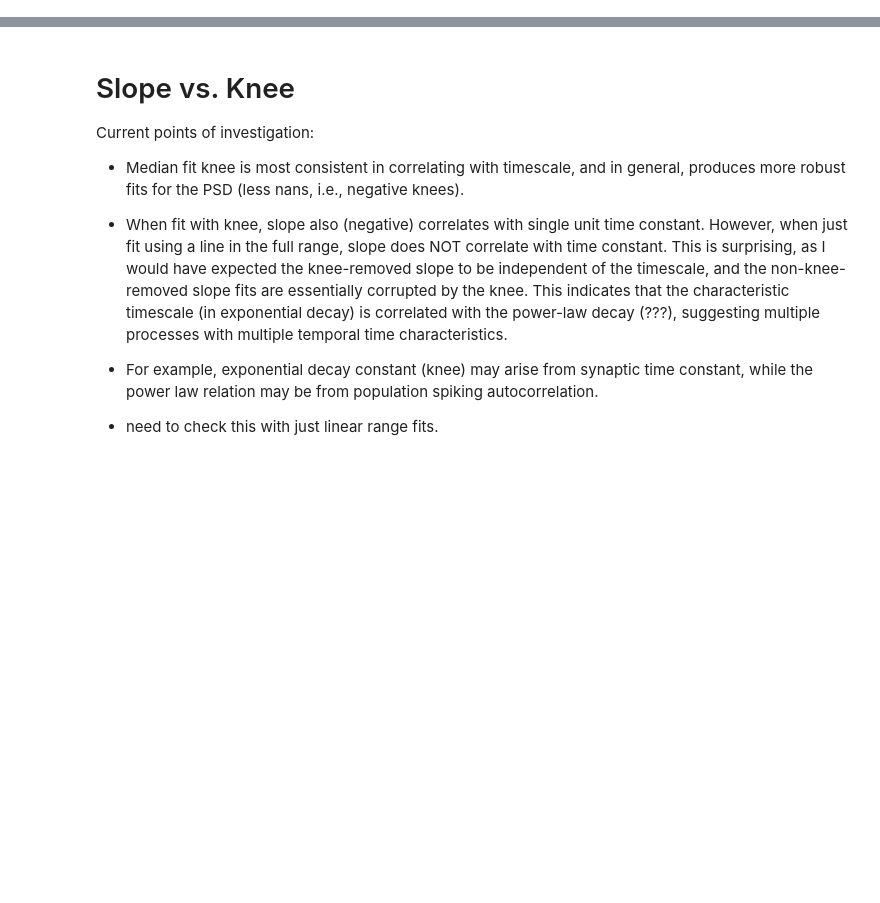
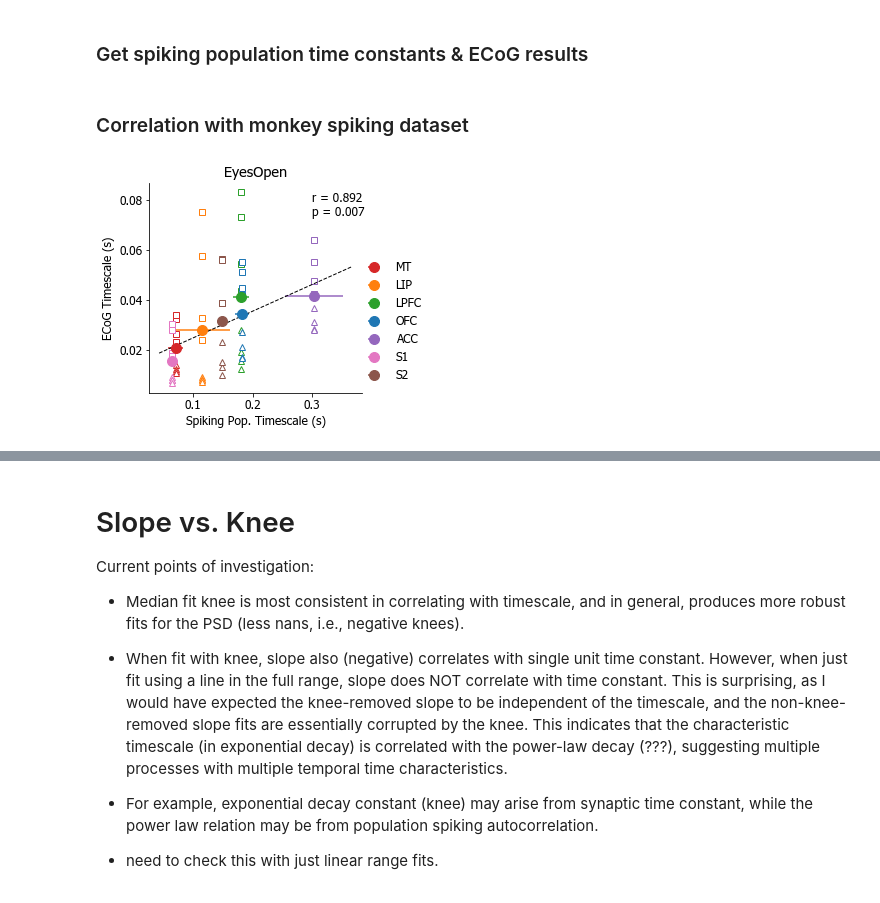
Before and after one commit to rdgao/field-echos, a Jupyter notebook: notebooks/viz_NeuroTycho-SU.ipynb, the cells around one changed output, grey strips where cells are left out. Drawn from its saved outputs; the diff is of its cells as text; code cells hidden in the pictures; blank space fills up the shorter version.

Commit message:
starting reorg, monkey notebook is finalized and pretty

```diff
--- a/notebooks/viz_NeuroTycho-SU.ipynb
+++ b/notebooks/viz_NeuroTycho-SU.ipynb
@@ -266,0 +37,60 @@ However, there is a conversion factor of ~0.1 from ECoG to spiking, i.e. ECoG ti
+# %% [markdown]
+### Get spiking population time constants & ECoG results
+# %%
+# get mean population time constants, values grabbed from Murray et al., 2014
+cell_ts = {'MT':[77.,64.], 'LIP':[138., 91.], 'LPFC':[184.,180.,195.,162.], 'OFC':[176.,188.], 'ACC':[313.,340.,257.], 'S1':[65.], 'S2':[149.]}
+cell_ts_avg = {k: np.array([np.mean(np.array(v)/1e3), stats.sem(np.array(v)/1e3)*2]) for k,v in cell_ts.items()}
+
+# electrode indices for each of the corresponding areas in each monkey
+loc_inds_chibi = {'MT':[3,4,109], 'LIP':[10,11], 'LPFC':[14,15,25,26], 'OFC':[23,34,45], 'ACC':[52,57,58,59], 'S1':[9,19], 'S2':[95,108]}
+loc_inds_george = {'MT':[4,13,22], 'LIP':[10,11,20,21], 'LPFC':[15,24,25,26], 'OFC':[45,66], 'ACC':[52,57,58,59], 'S1':[18,19,30], 'S2':[1,2,9,108]}
+loc_inds = {'Chibi': loc_inds_chibi, 'George': loc_inds_george}
+
+area_ord = [3,1,2,0,4,6,5] # color order to match Murray figure
+
+# load ecog results dataframe
+df_combined = pd.read_csv('../data/df_macaque.csv', index_col=0)
+# %% [markdown]
+### Correlation with monkey spiking dataset
+# %%
+# define querying condition
+feature = 'tau'
+cond_query = 'EyesOpen'
+df_cond = df_combined[df_combined['cond']==cond_query]
+
+# plot
+plt.figure(figsize=(4,4))
+ecog_ts_avg = {}
+# plot per session average across electrodes
+for i, k in enumerate(cell_ts.keys()):
+    sesh_mkrs = [] # hack to save the session marker for next plot
+    ecog_ts_avg[k] = []
+    for s in df_cond['session_id'].unique():
+        df_sesh = df_cond[df_cond['session_id']==s]
+        patient = df_sesh['patient'].iloc[0]
+
+        # loc_inds has the ecog electrode indices that fall into each area
+        region_inds = loc_inds[patient][k]
+        marker = 's' if patient == 'George' else '^'
+        sesh_mkrs.append(marker)
+        ecog_ts_sess_avg = df_sesh.loc[df_sesh['chan'].isin(region_inds)].mean()[feature]
+        ecog_ts_avg[k].append(ecog_ts_sess_avg)
+        plt.plot(cell_ts_avg[k][0], ecog_ts_sess_avg, marker,color=C_ORD[area_ord[i]], ms=6, mfc='w')
+
+# plot grand average
+for i,k in enumerate(cell_ts.keys()):
+    plt.errorbar(cell_ts_avg[k][0], np.mean(ecog_ts_avg[k]), xerr=cell_ts_avg[k][1], fmt='o', color=C_ORD[area_ord[i]], ms=10, label=k)
+
+# fit & plot line
+ts_mat = np.array([(cell_ts_avg[k][0], np.mean(ecog_ts_avg[k])) for k in cell_ts.keys()])
+m,b,r,pv,stderr = stats.linregress(ts_mat)
+XL = np.array(plt.xlim())
+plt.plot(XL,XL*m+b, 'k--', lw=1)
+plt.text(0.3,0.85*plt.ylim()[1], 'r = %.3f\np = %.3f'%(r,pv))
+
+plt.legend(loc='lower left', bbox_to_anchor= (0.95, 0), ncol=1, frameon=False)
+plt.xlabel('Spiking Pop. Timescale (s)');plt.ylabel('ECoG Timescale (s)'); plt.title(cond_query)
+sns.despine(); plt.tight_layout()
+if save_plot: plt.savefig(fig_path%('NT_spikeECoG_'+cond_query), bbox_inches='tight')
+# %% [output]
+[figure, added]
```
Also changed, not shown: parts of 38 cells of this notebook, 38 other files.
